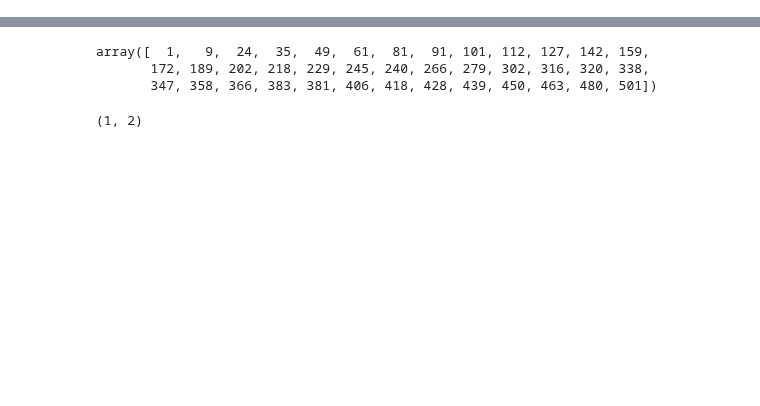
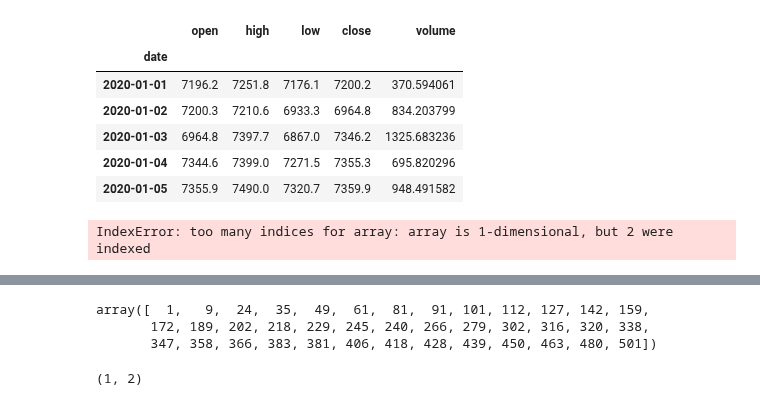
Before and after one commit to petarkabashki/pk-crypto-tools, a Jupyter notebook: research/swings/swings.ipynb, the cells around one changed output, grey strips where cells are left out. Saved outputs shown, nothing was run; the diff lists cells and outputs as text; code cells hidden in the pictures; blank space fills up the shorter version.

```diff
--- a/research/swings/swings.ipynb
+++ b/research/swings/swings.ipynb
@@ -210,0 +73,24 @@ VBox(children=(VBox(children=(HBox(children=(IntSlider(value=9, description='n2'
+# %%
+h_columns = ['open', 'high', 'low', 'close', 'volume']
+hdf = odf[h_columns].resample('1D').agg(
+    OrderedDict([
+        ('open', 'first'),
+        ('high', 'max'),
+        ('low', 'min'),
+        ('close', 'last'),
+        ('volume', 'sum'),
+    ])
+)
+hdf.head(5)
+# %% [output]
+|  | open | high | low | close | volume |
+| date |  |  |  |  |  |
+| 2020-01-01 | 7196.2 | 7251.8 | 7176.1 | 7200.2 | 370.594061 |
+| 2020-01-02 | 7200.3 | 7210.6 | 6933.3 | 6964.8 | 834.203799 |
+| 2020-01-03 | 6964.8 | 7397.7 | 6867.0 | 7346.2 | 1325.683236 |
+| 2020-01-04 | 7344.6 | 7399.0 | 7271.5 | 7355.3 | 695.820296 |
+| 2020-01-05 | 7355.9 | 7490.0 | 7320.7 | 7359.9 | 948.491582 |
+# %%
+gwdf.index.date[0]
+# %% [output]
+IndexError: too many indices for array: array is 1-dimensional, but 2 were indexed
```
Also changed, not shown: parts of 7 cells of this notebook, 8 other files.
